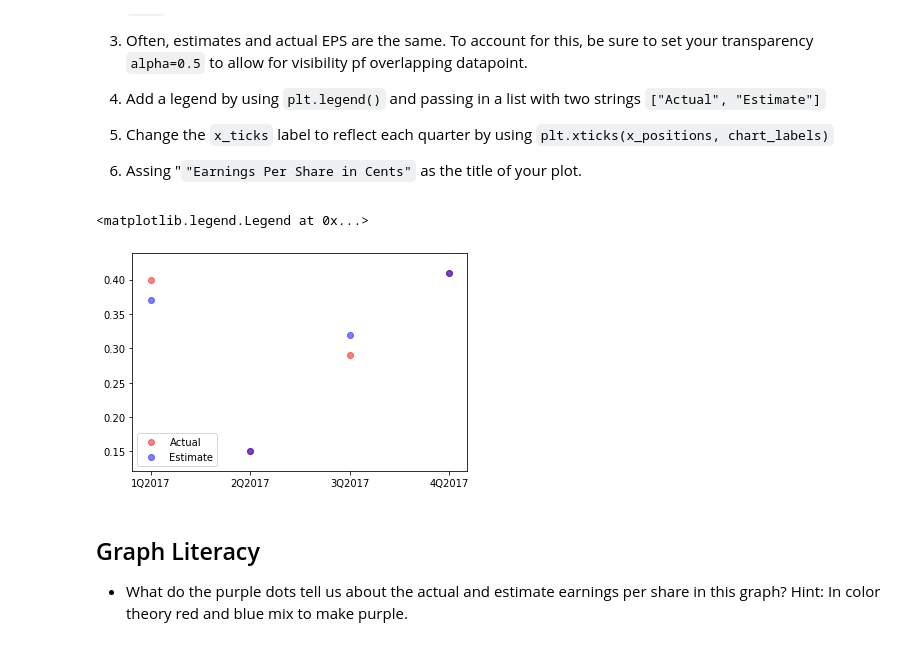
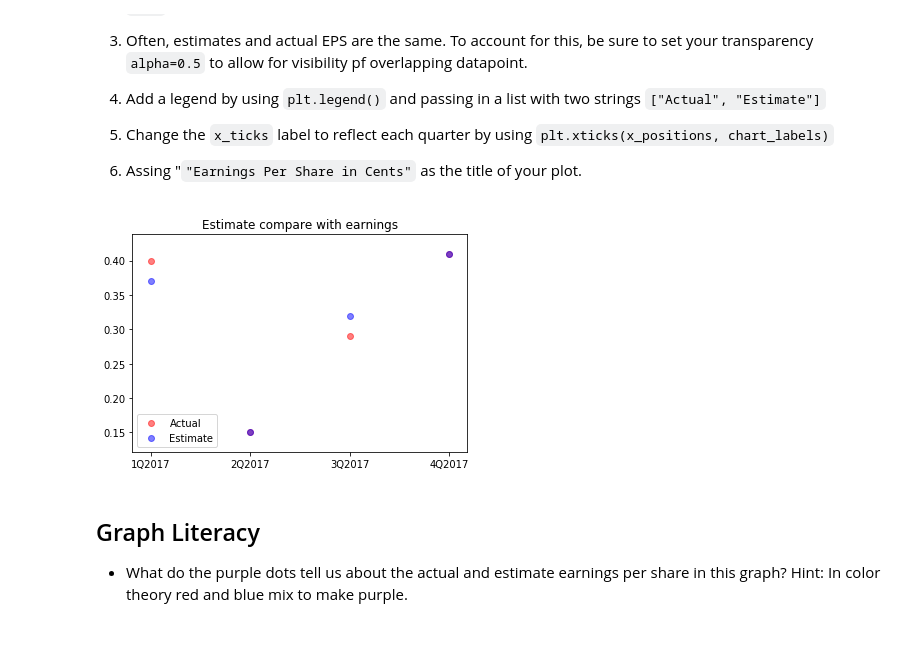
Before and after one commit to zongpoljkk/netflix_visualizations, a Jupyter notebook: netflix_visualizations.ipynb, the cells around one changed output. Cells and saved outputs as stored; diff of their text form; code cells hidden in the pictures.

```diff
--- a/netflix_visualizations.ipynb
+++ b/netflix_visualizations.ipynb
@@ -244,16 +244,17 @@ Next, we will chart the performance of the earnings per share (EPS) by graphing
 # %%
 x_positions = [1, 2, 3, 4]
 chart_labels = ["1Q2017","2Q2017","3Q2017","4Q2017"]
 earnings_actual =[.4, .15,.29,.41]
 earnings_estimate = [.37,.15,.32,.41 ]
 
 plt.scatter(x_positions, earnings_actual, color='red', alpha=0.5)
 plt.scatter(x_positions, earnings_estimate, color='blue', alpha=0.5)
 plt.xticks(x_positions, chart_labels)
 plt.legend(["Actual", "Estimate"])
+plt.title("Estimate compare with earnings")
+plt.savefig("estimate_earnings.png")
 # %% [output]
-<matplotlib.legend.Legend at 0x...>
-[figure, old version]
+[figure, new version]
 # %% [markdown]
 ## Graph Literacy
 
```
Also changed, not shown: parts of 6 cells of this notebook, 4 other files.
